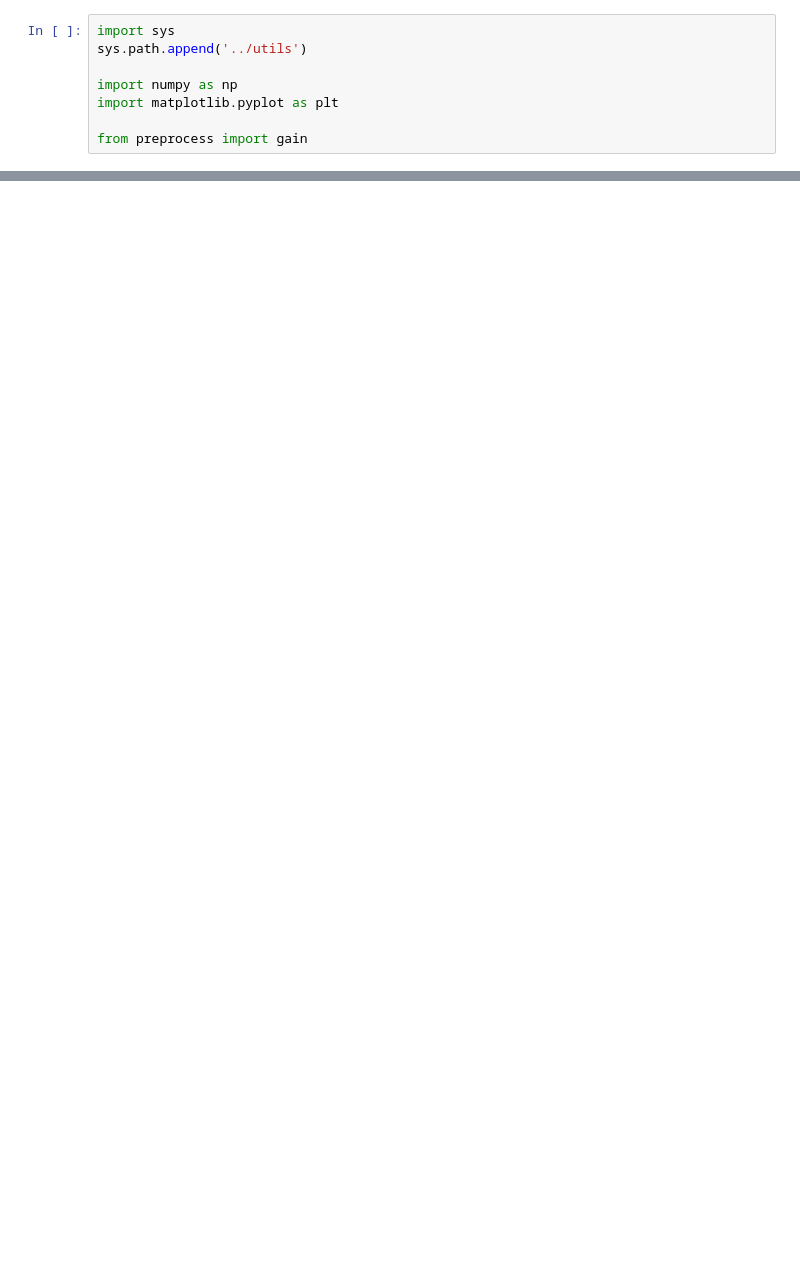
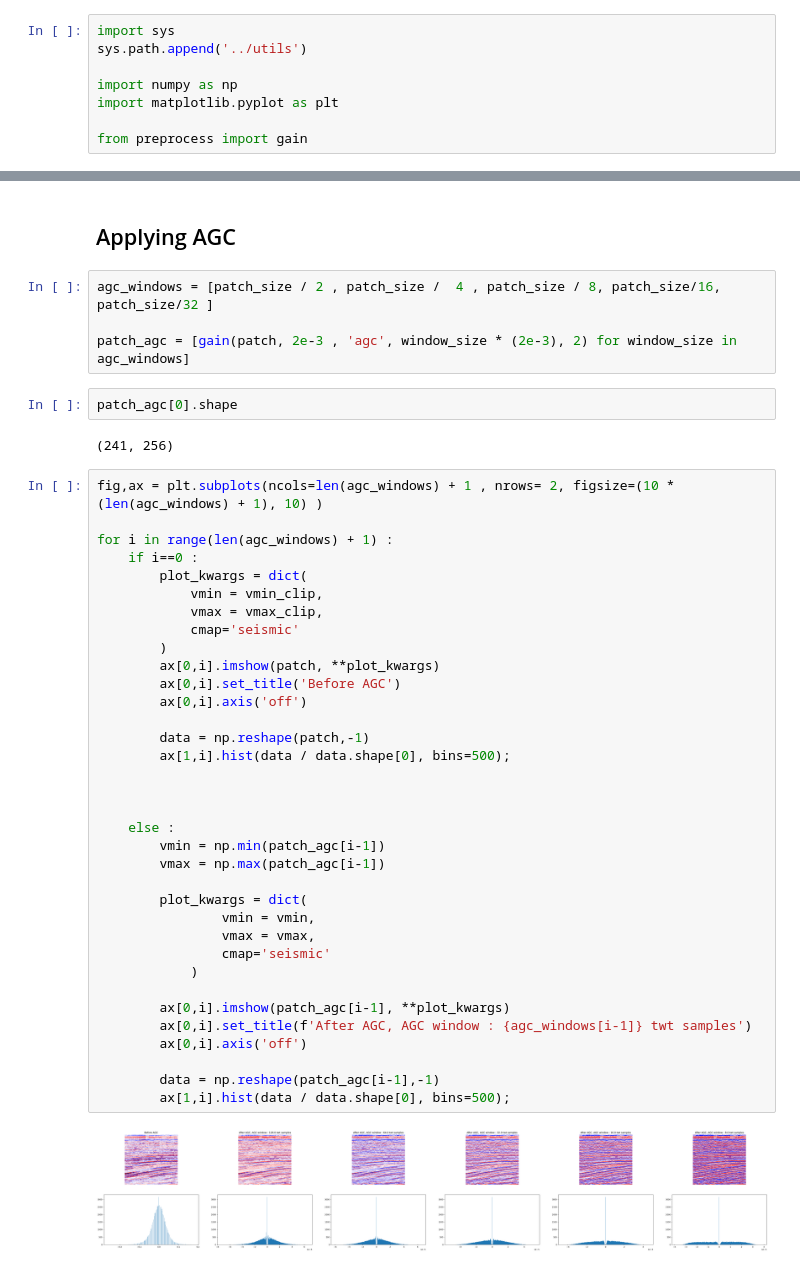
Before and after one commit to jayantb1019/adl_seismic, a Jupyter notebook: notebooks/agc.ipynb, the cells around one changed output, grey strips where cells are left out. Cells and saved outputs as stored; diff of their text form; blank space fills up the shorter version.

```diff
--- a/notebooks/agc.ipynb
+++ b/notebooks/agc.ipynb
@@ -45,0 +57,47 @@ display(np.min(train_agc), np.max(train_agc))
+# %% [markdown]
+## Applying AGC
+# %%
+agc_windows = [patch_size / 2 , patch_size /  4 , patch_size / 8, patch_size/16, patch_size/32 ]
+
+patch_agc = [gain(patch, 2e-3 , 'agc', window_size * (2e-3), 2) for window_size in agc_windows]
+# %%
+patch_agc[0].shape
+# %% [output]
+(241, 256)
+# %%
+fig,ax = plt.subplots(ncols=len(agc_windows) + 1 , nrows= 2, figsize=(10 * (len(agc_windows) + 1), 10) )
+
+for i in range(len(agc_windows) + 1) :
+    if i==0 :
+        plot_kwargs = dict(
+            vmin = vmin_clip,
+            vmax = vmax_clip,
+            cmap='seismic'
+        )
+        ax[0,i].imshow(patch, **plot_kwargs)
+        ax[0,i].set_title('Before AGC')
+        ax[0,i].axis('off')
+
+        data = np.reshape(patch,-1)
+        ax[1,i].hist(data / data.shape[0], bins=500);
+
+
+
+    else :
+        vmin = np.min(patch_agc[i-1])
+        vmax = np.max(patch_agc[i-1])
+
+        plot_kwargs = dict(
+                vmin = vmin,
+                vmax = vmax,
+                cmap='seismic'
+            )
+
+        ax[0,i].imshow(patch_agc[i-1], **plot_kwargs)
+        ax[0,i].set_title(f'After AGC, AGC window : {agc_windows[i-1]} twt samples')
+        ax[0,i].axis('off')
+
+        data = np.reshape(patch_agc[i-1],-1)
+        ax[1,i].hist(data / data.shape[0], bins=500);
+# %% [output]
+[figure, added]
```
Also changed, not shown: parts of 11 cells of this notebook.
